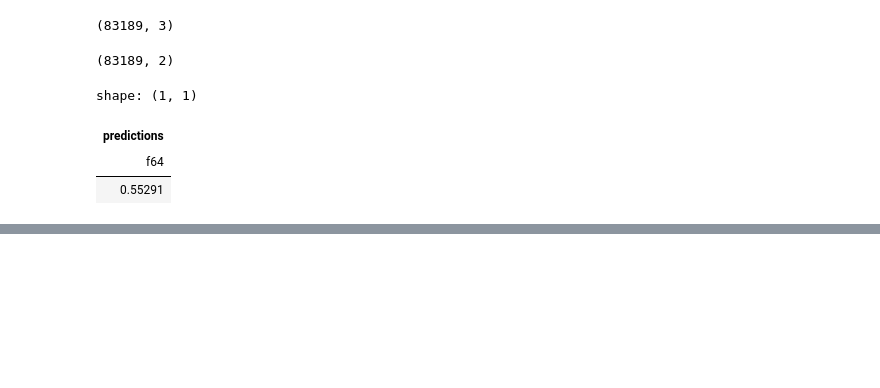
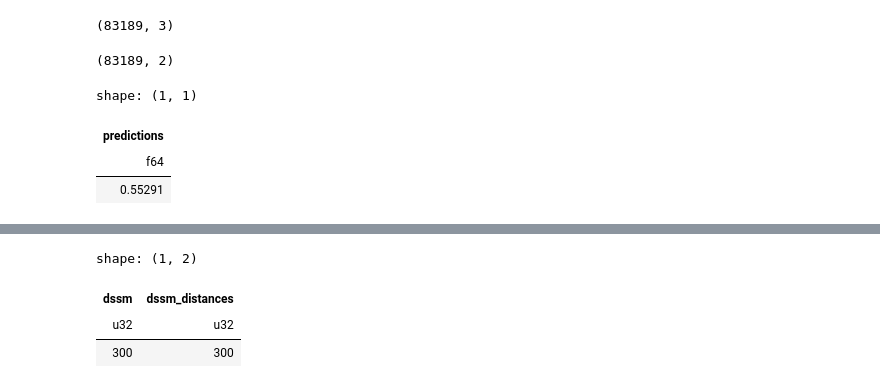
Before and after one commit to roma1n/hh-recsys-cometition, a Jupyter notebook: notebooks/model_application.ipynb, the cells around one changed output, grey strips where cells are left out. Drawn from its saved outputs; the diff is of its cells as text; code cells hidden in the pictures; blank space fills up the shorter version.

```diff
--- a/notebooks/model_application.ipynb
+++ b/notebooks/model_application.ipynb
@@ -967,0 +1002,10 @@ shape: (1, 1)
+# %%
+v.select(
+    pl.col('dssm').list.len(),
+    pl.col('dssm_distances').list.len(),
+).min()
+# %% [output]
+shape: (1, 2)
+| dssm | dssm_distances |
+| u32 | u32 |
+| 300 | 300 |
```
Also changed, not shown: parts of 10 cells of this notebook, 9 other files.
